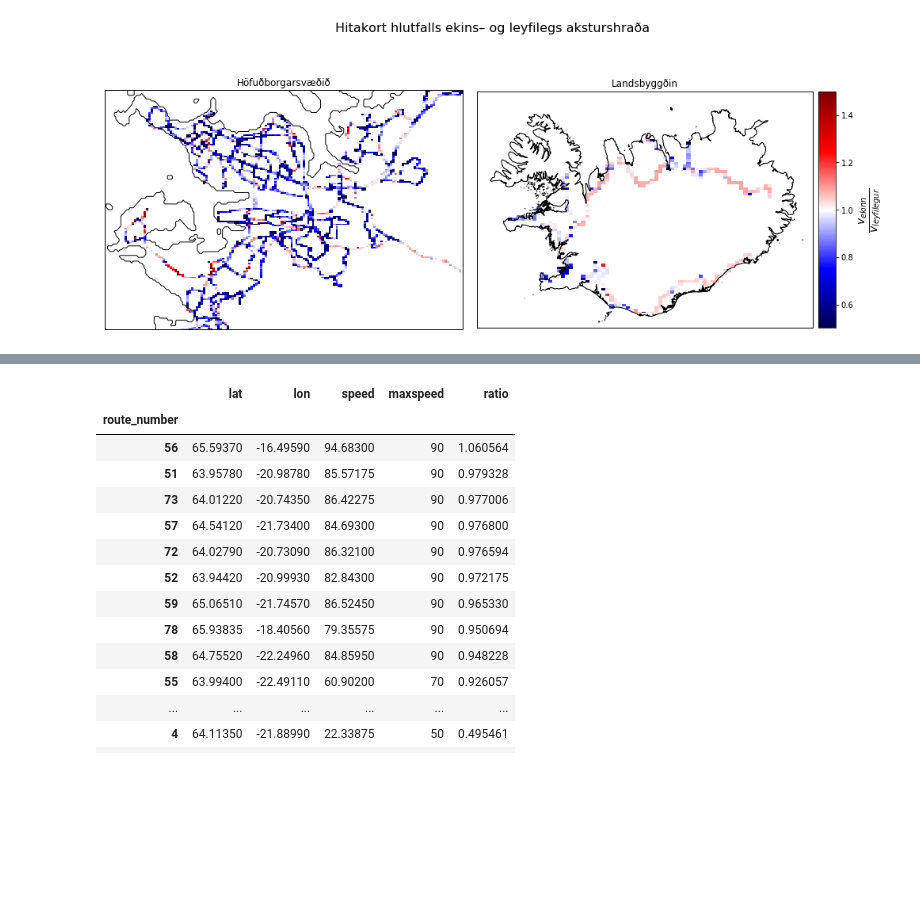
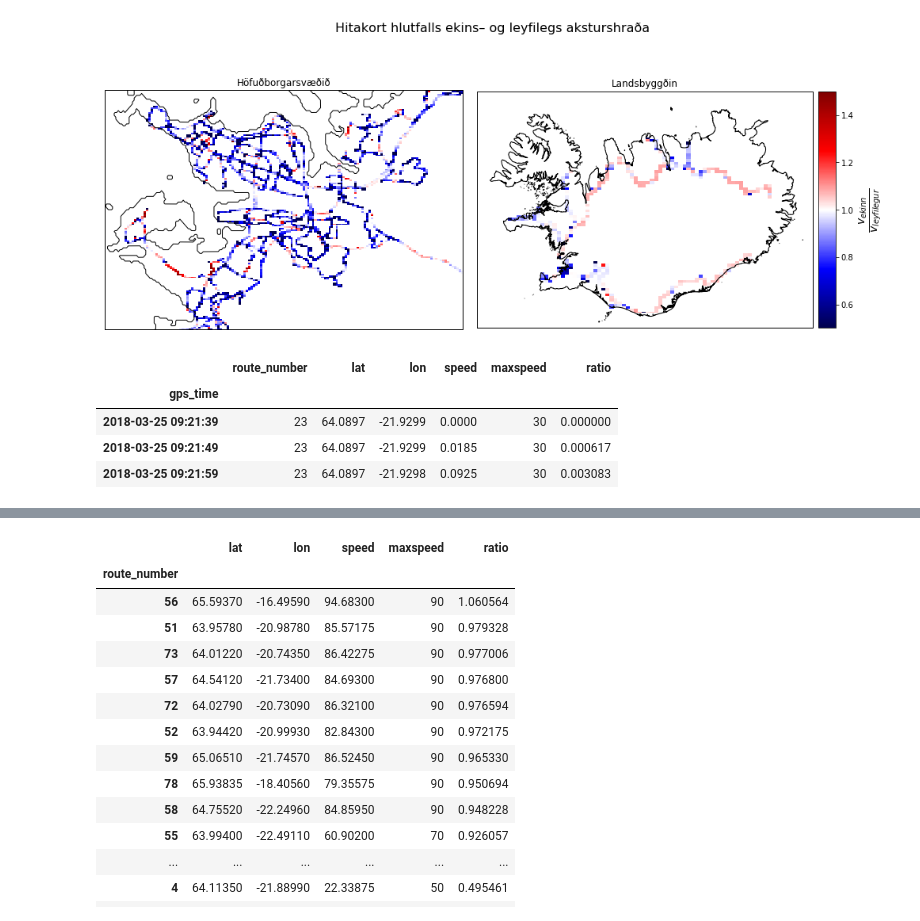
Before and after one commit to ArniDagur/straeto-notebook, a Jupyter notebook: straeto-notebook.ipynb, the cells around one changed output, grey strips where cells are left out. Drawn from its saved outputs; the diff is of its cells as text; code cells hidden in the pictures; blank space fills up the shorter version.

```diff
--- a/straeto-notebook.ipynb
+++ b/straeto-notebook.ipynb
@@ -252,3 +252,12 @@ plt.subplots_adjust(top=1)
 plt.show()
 # %% [output]
 [figure]
+# %%
+df_23 = df.query('route_number == "23"')
+df_23.head(3)
+# %% [output]
+|  | route_number | lat | lon | speed | maxspeed | ratio |
+| gps_time |  |  |  |  |  |  |
+| 2018-03-25 09:21:39 | 23 | 64.0897 | -21.9299 | 0.0000 | 30 | 0.000000 |
+| 2018-03-25 09:21:49 | 23 | 64.0897 | -21.9299 | 0.0185 | 30 | 0.000617 |
+| 2018-03-25 09:21:59 | 23 | 64.0897 | -21.9298 | 0.0925 | 30 | 0.003083 |
```
Also changed, not shown: parts of 6 cells of this notebook, 1 other file.
